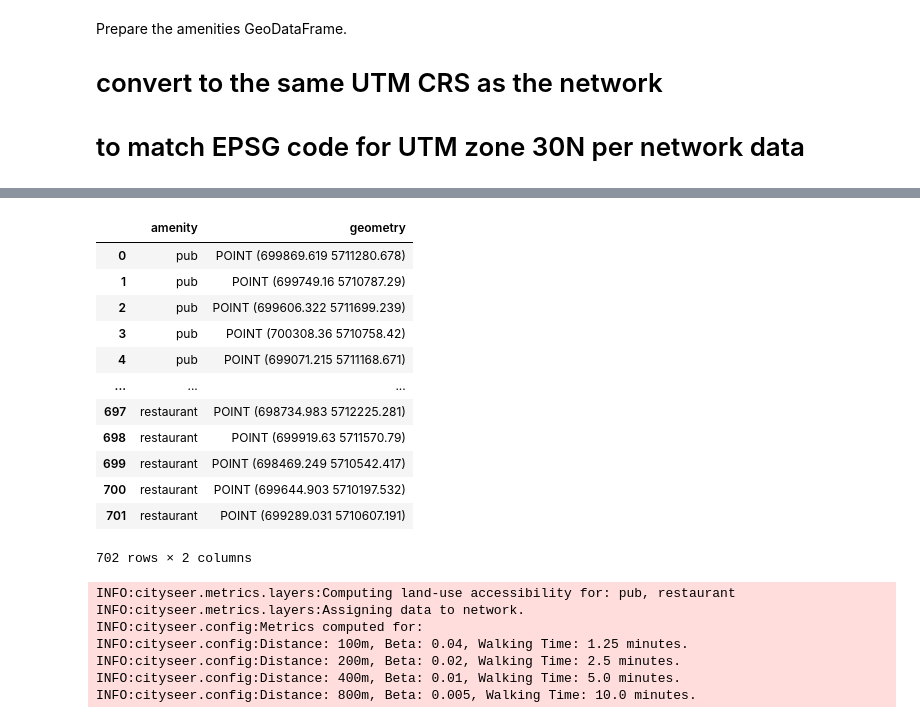
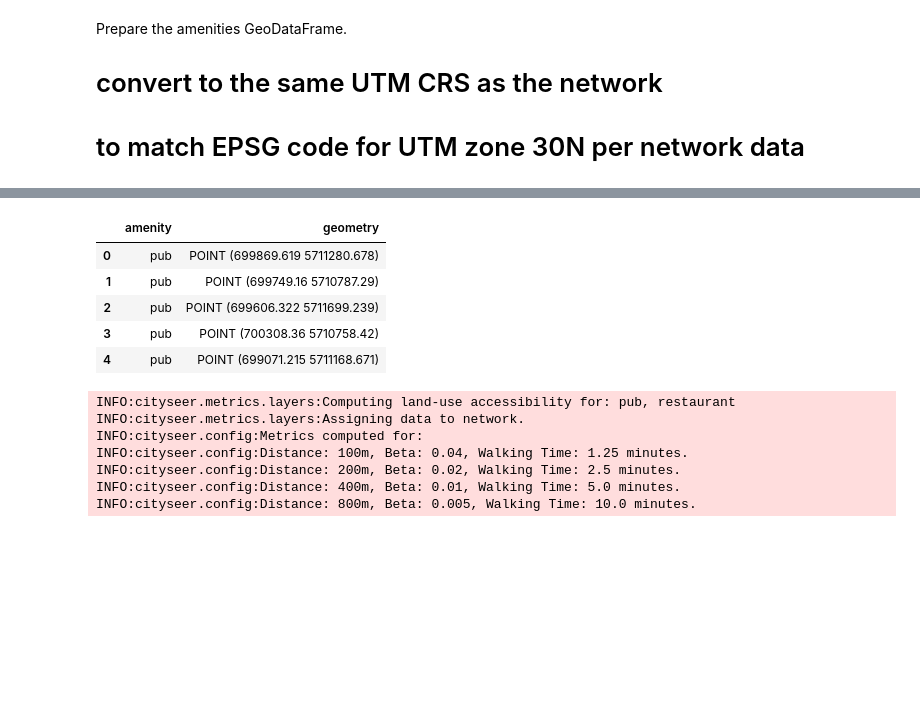
Before and after one commit to benchmark-urbanism/cityseer-examples, a Jupyter notebook: recipes/accessibility/osm_accessibility.ipynb, the cells around one changed output, grey strips where cells are left out. Saved outputs shown, nothing was run; the diff lists cells and outputs as text; code cells hidden in the pictures; blank space fills up the shorter version.

```diff
--- a/recipes/accessibility/osm_accessibility.ipynb
+++ b/recipes/accessibility/osm_accessibility.ipynb
@@ -64,25 +64,18 @@ data_gdf
 # %%
 # extract nodes
 data_gdf = data_gdf.loc["node"]
 # reset index
 data_gdf = data_gdf.reset_index(level=0, drop=True)
 # extract relevant columns
 data_gdf = data_gdf[["amenity", "geometry"]]
-data_gdf
+data_gdf.head()
 # %% [output]
 |  | amenity | geometry |
 | 0 | pub | POINT (699869.619 5711280.678) |
 | 1 | pub | POINT (699749.16 5710787.29) |
 | 2 | pub | POINT (699606.322 5711699.239) |
 | 3 | pub | POINT (700308.36 5710758.42) |
 | 4 | pub | POINT (699071.215 5711168.671) |
-| ... | ... | ... |
-| 697 | restaurant | POINT (698734.983 5712225.281) |
-| 698 | restaurant | POINT (699919.63 5711570.79) |
-| 699 | restaurant | POINT (698469.249 5710542.417) |
-| 700 | restaurant | POINT (699644.903 5710197.532) |
-| 701 | restaurant | POINT (699289.031 5710607.191) |
-702 rows × 2 columns
 # %%
 # compute pub accessibility
 distances = [100, 200, 400, 800]
```
Also changed, not shown: parts of 1 cell of this notebook, 6 other files.
